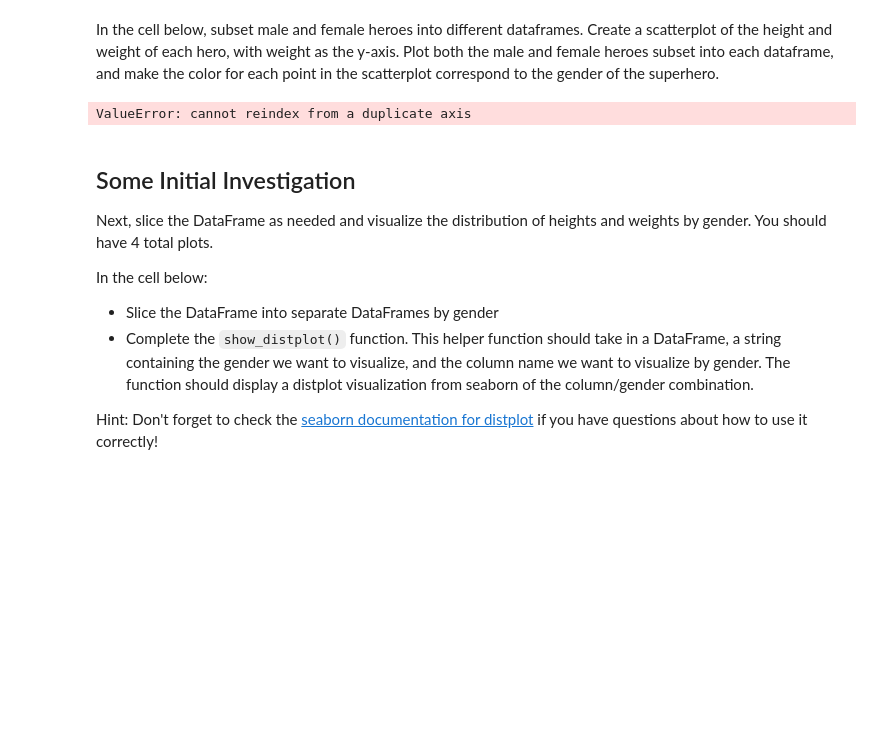
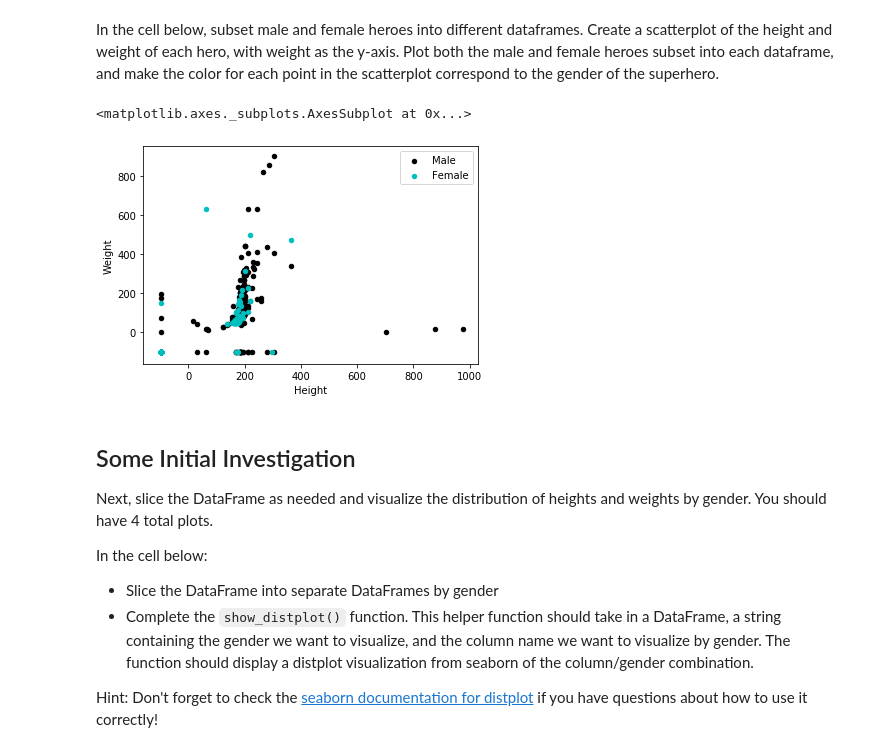
Before and after one commit to andiosika/dsc-data-cleaning-project-online-ds-pt-100719, a Jupyter notebook: index.ipynb, the cells around one changed output. Saved outputs shown, nothing was run; the diff lists cells and outputs as text; code cells hidden in the pictures; blank space fills up the shorter version.

```diff
--- a/index.ipynb
+++ b/index.ipynb
@@ -334,13 +346,14 @@ joined_heroes_df
 # %% [markdown]
 In the cell below, subset male and female heroes into different dataframes.  Create a scatterplot of the height and weight of each hero, with weight as the y-axis.  Plot both the male and female heroes subset into each dataframe, and make the color for each point in the scatterplot correspond to the gender of the superhero.
 # %%
-male_heroes_df = joined_heroes_df[heroes_df['Gender'] == 'Male']
-female_heroes_df = joined_heroes_df[heroes_df['Gender'] == 'Female']
+male_heroes_df = joined_heroes_df.loc[joined_heroes_df['Gender'] == 'Male']
+female_heroes_df = joined_heroes_df.loc[joined_heroes_df['Gender'] == 'Female']
 
 ax = male_heroes_df.plot.scatter(x='Height', y='Weight', c='k', label='Male')
 female_heroes_df.plot.scatter(x='Height', y='Weight', c='c', label='Female', ax=ax)
 # %% [output]
-ValueError: cannot reindex from a duplicate axis
+<matplotlib.axes._subplots.AxesSubplot at 0x...>
+[figure, added]
 # %% [markdown]
 ## Some Initial Investigation
 
```
Also changed, not shown: parts of 24 cells of this notebook.
